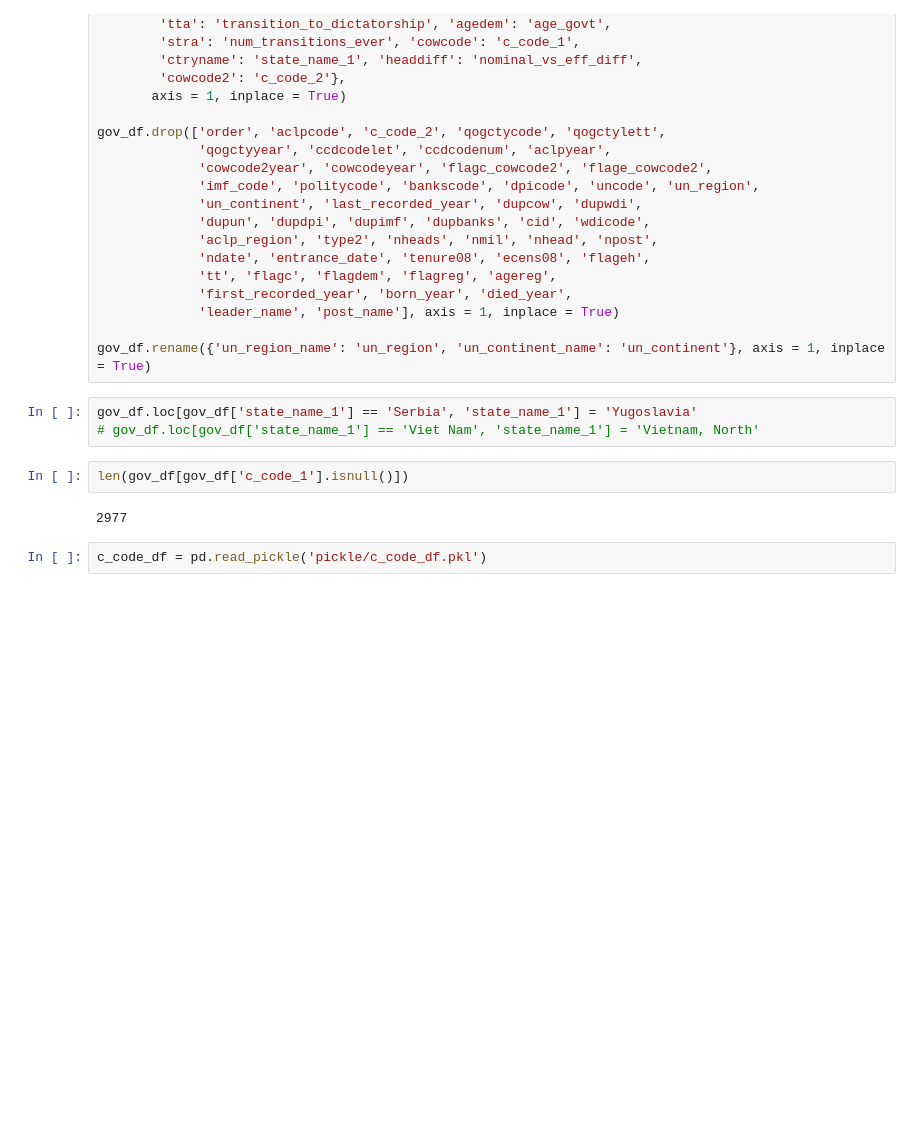
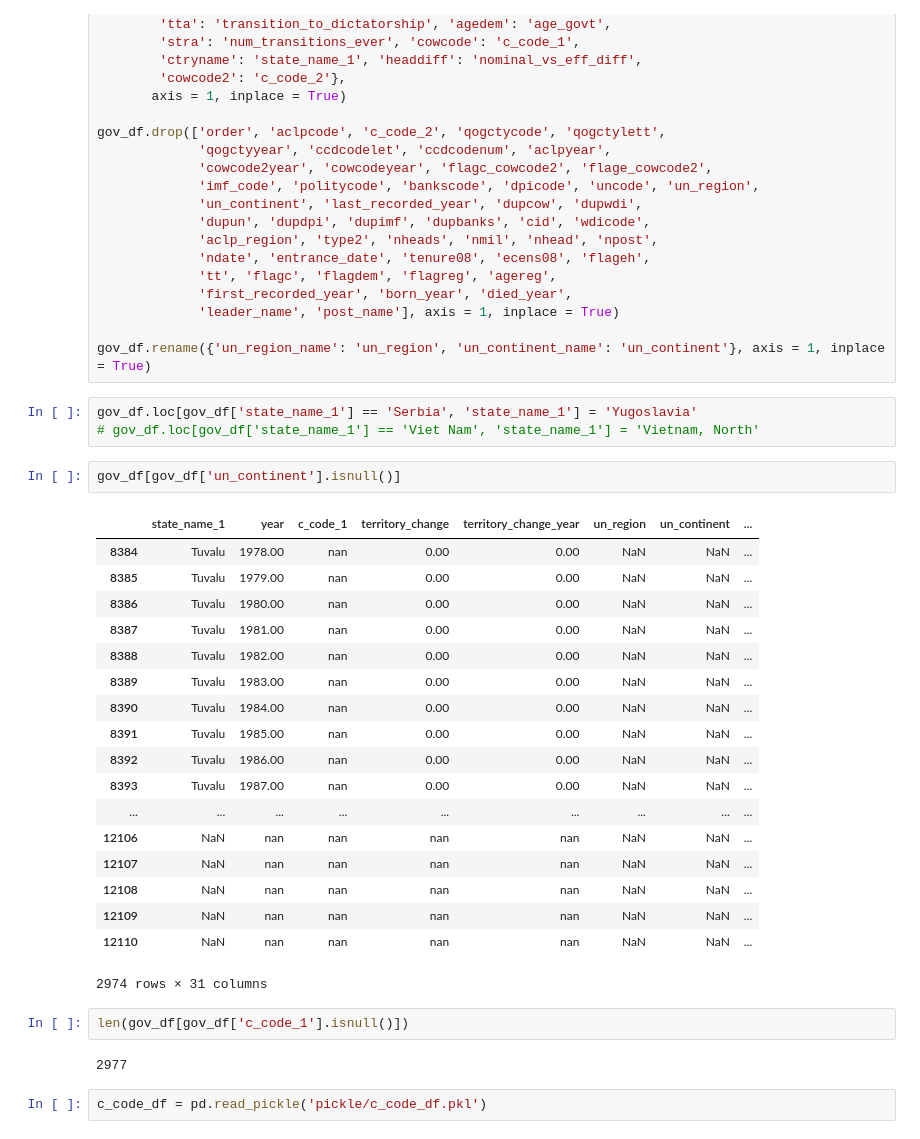
Before and after one commit to cyaris/international_armed_conflict, a Jupyter notebook: COW Democracy and Dictatorship | Data Clean.ipynb, the cells around one changed output. Saved outputs shown, nothing was run; the diff lists cells and outputs as text; blank space fills up the shorter version.

```diff
--- a/COW Democracy and Dictatorship | Data Clean.ipynb
+++ b/COW Democracy and Dictatorship | Data Clean.ipynb
@@ -50,6 +50,27 @@ gov_df.rename({'un_region_name': 'un_region', 'un_continent_name': 'un_continent
 # %%
 gov_df.loc[gov_df['state_name_1'] == 'Serbia', 'state_name_1'] = 'Yugoslavia'
 # gov_df.loc[gov_df['state_name_1'] == 'Viet Nam', 'state_name_1'] = 'Vietnam, North'
+# %%
+gov_df[gov_df['un_continent'].isnull()]
+# %% [output]
+|  | state_name_1 | year | c_code_1 | territory_change | territory_change_year | un_region | un_continent | ... |
+| 8384 | Tuvalu | 1978.00 | nan | 0.00 | 0.00 | NaN | NaN | ... |
+| 8385 | Tuvalu | 1979.00 | nan | 0.00 | 0.00 | NaN | NaN | ... |
+| 8386 | Tuvalu | 1980.00 | nan | 0.00 | 0.00 | NaN | NaN | ... |
+| 8387 | Tuvalu | 1981.00 | nan | 0.00 | 0.00 | NaN | NaN | ... |
+| 8388 | Tuvalu | 1982.00 | nan | 0.00 | 0.00 | NaN | NaN | ... |
+| 8389 | Tuvalu | 1983.00 | nan | 0.00 | 0.00 | NaN | NaN | ... |
+| 8390 | Tuvalu | 1984.00 | nan | 0.00 | 0.00 | NaN | NaN | ... |
+| 8391 | Tuvalu | 1985.00 | nan | 0.00 | 0.00 | NaN | NaN | ... |
+| 8392 | Tuvalu | 1986.00 | nan | 0.00 | 0.00 | NaN | NaN | ... |
+| 8393 | Tuvalu | 1987.00 | nan | 0.00 | 0.00 | NaN | NaN | ... |
+| ... | ... | ... | ... | ... | ... | ... | ... | ... |
+| 12106 | NaN | nan | nan | nan | nan | NaN | NaN | ... |
+| 12107 | NaN | nan | nan | nan | nan | NaN | NaN | ... |
+| 12108 | NaN | nan | nan | nan | nan | NaN | NaN | ... |
+| 12109 | NaN | nan | nan | nan | nan | NaN | NaN | ... |
+| 12110 | NaN | nan | nan | nan | nan | NaN | NaN | ... |
+2974 rows × 31 columns
 # %%
 len(gov_df[gov_df['c_code_1'].isnull()])
 # %% [output]
```
Also changed, not shown: parts of 15 cells of this notebook, 20 other files.
